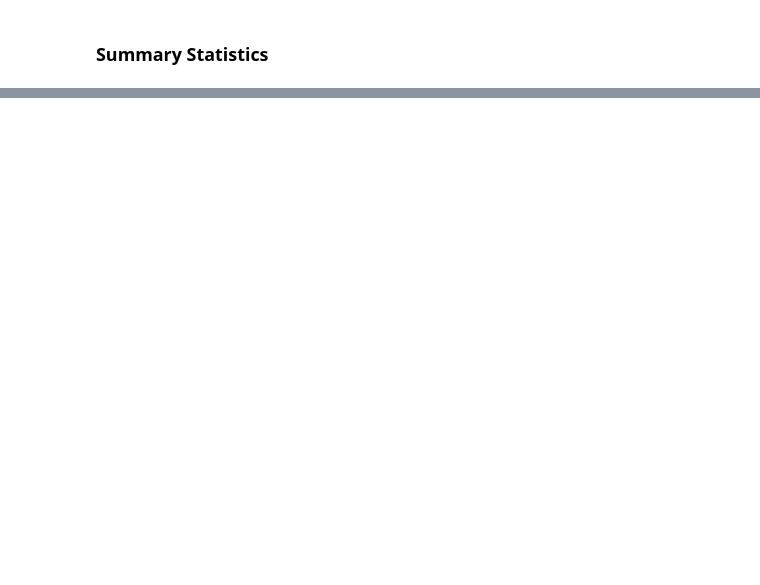
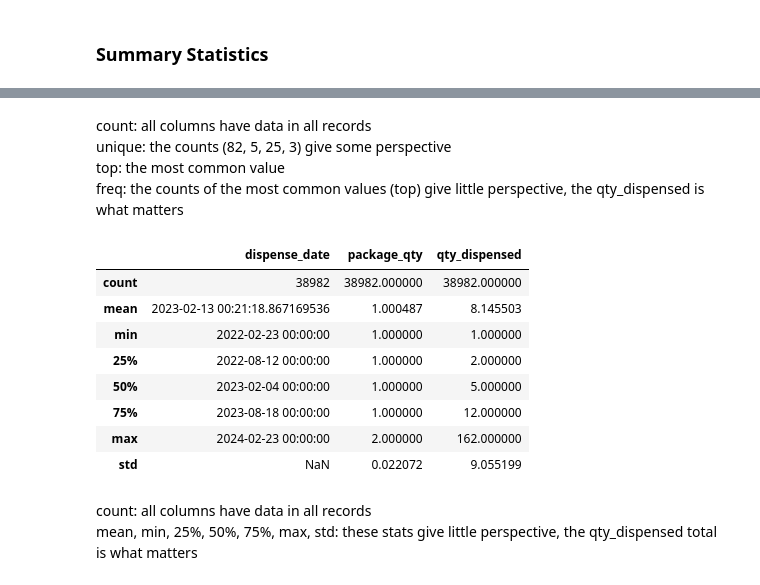
Before and after one commit to robb-mm/Vending_Analysis, a Jupyter notebook: Vending_Analysis.ipynb, the cells around one changed output, grey strips where cells are left out. Cells and saved outputs as stored; diff of their text form; code cells hidden in the pictures; blank space fills up the shorter version.

```diff
--- a/Vending_Analysis.ipynb
+++ b/Vending_Analysis.ipynb
@@ -327,0 +400,20 @@ inventory_df.describe(exclude=[np.number])
+# %% [markdown]
+count: all columns have data in all records
+unique: the counts (82, 5, 25, 3) give some perspective
+top: the most common value
+freq: the counts of the most common values (top) give little perspective, the qty_dispensed is what matters
+# %%
+inventory_df.describe(include=['number', 'datetime64[ns]'])
+# %% [output]
+|  | dispense_date | package_qty | qty_dispensed |
+| count | 38982 | 38982.000000 | 38982.000000 |
+| mean | 2023-02-13 00:21:18.867169536 | 1.000487 | 8.145503 |
+| min | 2022-02-23 00:00:00 | 1.000000 | 1.000000 |
+| 25% | 2022-08-12 00:00:00 | 1.000000 | 2.000000 |
+| 50% | 2023-02-04 00:00:00 | 1.000000 | 5.000000 |
+| 75% | 2023-08-18 00:00:00 | 1.000000 | 12.000000 |
+| max | 2024-02-23 00:00:00 | 2.000000 | 162.000000 |
+| std | NaN | 0.022072 | 9.055199 |
+# %% [markdown]
+count: all columns have data in all records
+mean, min, 25%, 50%, 75%, max, std: these stats give little perspective, the qty_dispensed total is what matters
```
Also changed, not shown: parts of 7 cells of this notebook.
